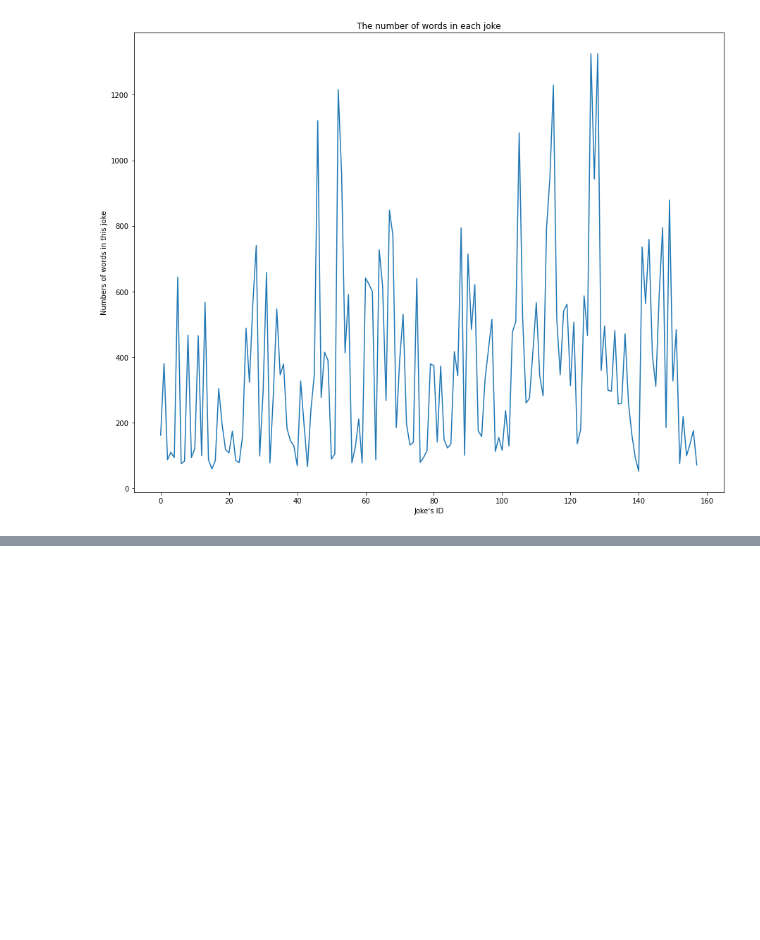
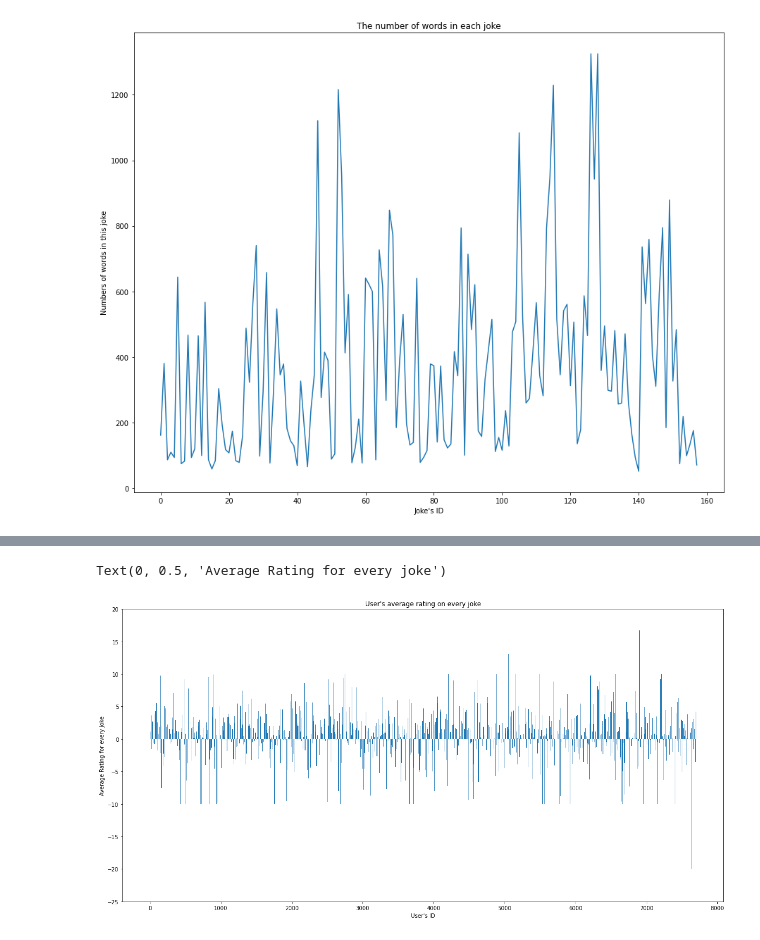
Before and after one commit to savitha-srinivasan/ECE-143-Project---Joke-recommendation-system, a Jupyter notebook: Visualization.ipynb, the cells around one changed output, grey strips where cells are left out. Cells and saved outputs as stored; diff of their text form; code cells hidden in the pictures; blank space fills up the shorter version.

```diff
--- a/Visualization.ipynb
+++ b/Visualization.ipynb
@@ -35,0 +59,12 @@ Text(0, 0.5, 'Numbers of words in this joke')
+# %%
+userAvgsRating = np.nanmean(df, axis=1)
+# %%
+fig, ax = plt.subplots(1, 1, figsize=(20, 10))
+ax.bar(np.arange(0,len(userAvgsRating)), userAvgsRating)
+plt.ylim(-25, 20)
+ax.set_title("User's average rating on every joke")
+ax.set_xlabel("User's ID")
+ax.set_ylabel("Average Rating for every joke")
+# %% [output]
+Text(0, 0.5, 'Average Rating for every joke')
+[figure, added]
```
Also changed, not shown: parts of 11 cells of this notebook.
